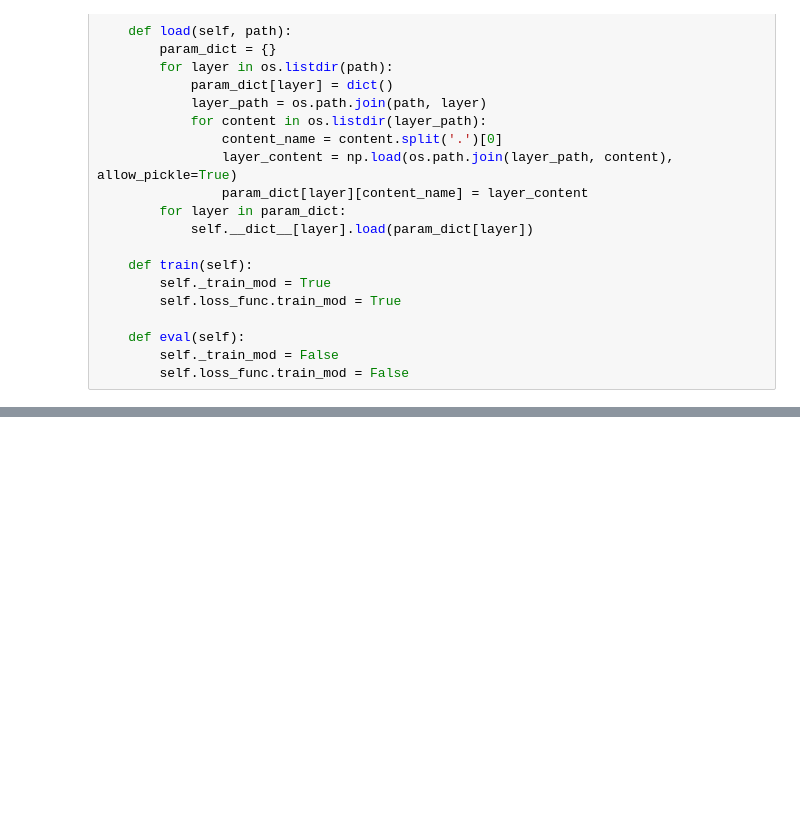
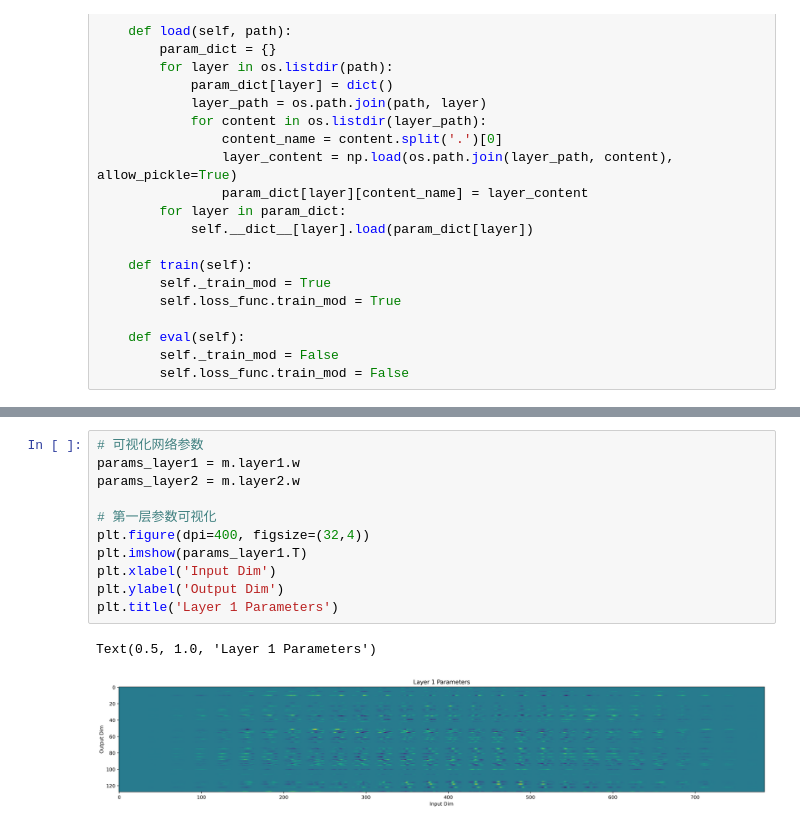
Before and after one commit to LucasTsui0725/DATA620004_Assignments, a Jupyter notebook: Assign1/code.ipynb, the cells around one changed output, grey strips where cells are left out. Cells and saved outputs as stored; diff of their text form; blank space fills up the shorter version.

```diff
--- a/Assign1/code.ipynb
+++ b/Assign1/code.ipynb
@@ -315,0 +425,14 @@ np.sum(copy_test_predicts == test_labels) / len(test_labels)
+# %%
+# 可视化网络参数
+params_layer1 = m.layer1.w
+params_layer2 = m.layer2.w
+
+# 第一层参数可视化
+plt.figure(dpi=400, figsize=(32,4))
+plt.imshow(params_layer1.T)
+plt.xlabel('Input Dim')
+plt.ylabel('Output Dim')
+plt.title('Layer 1 Parameters')
+# %% [output]
+Text(0.5, 1.0, 'Layer 1 Parameters')
+[figure, added]
```
Also changed, not shown: parts of 16 cells of this notebook, 4 other files.
